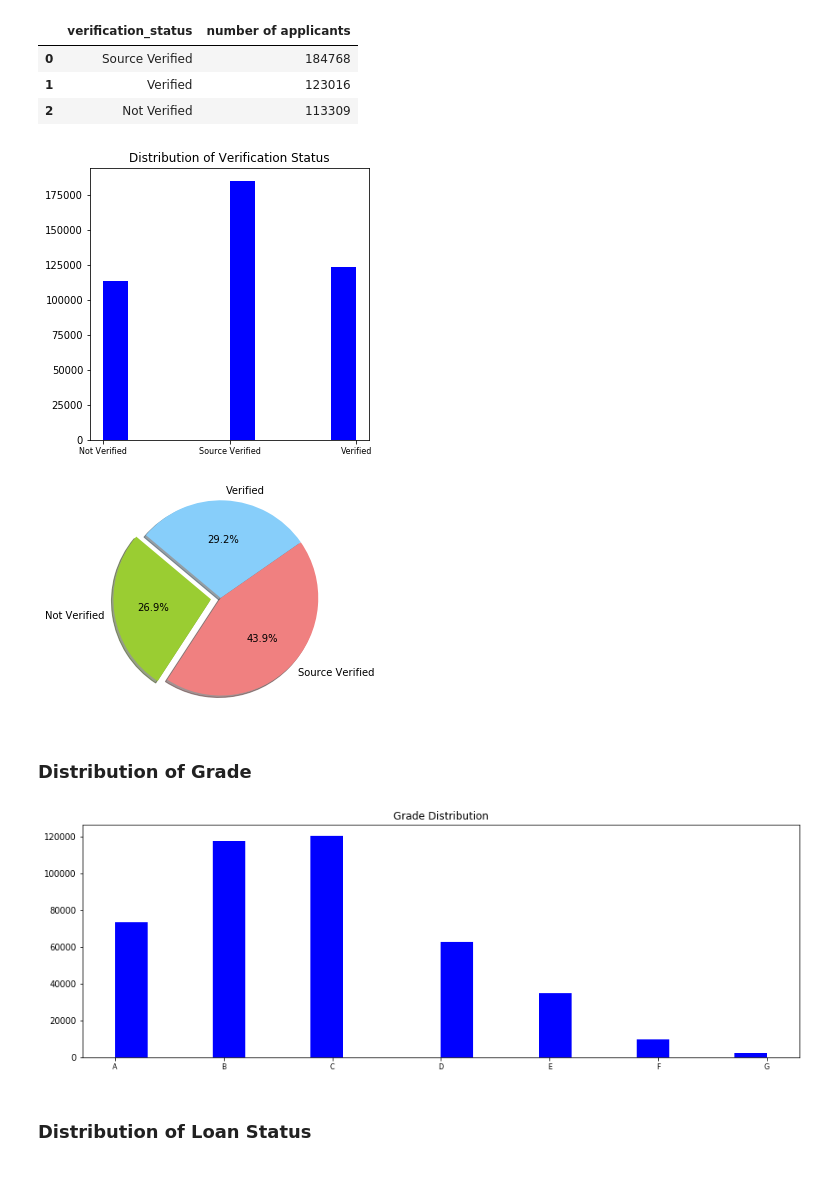
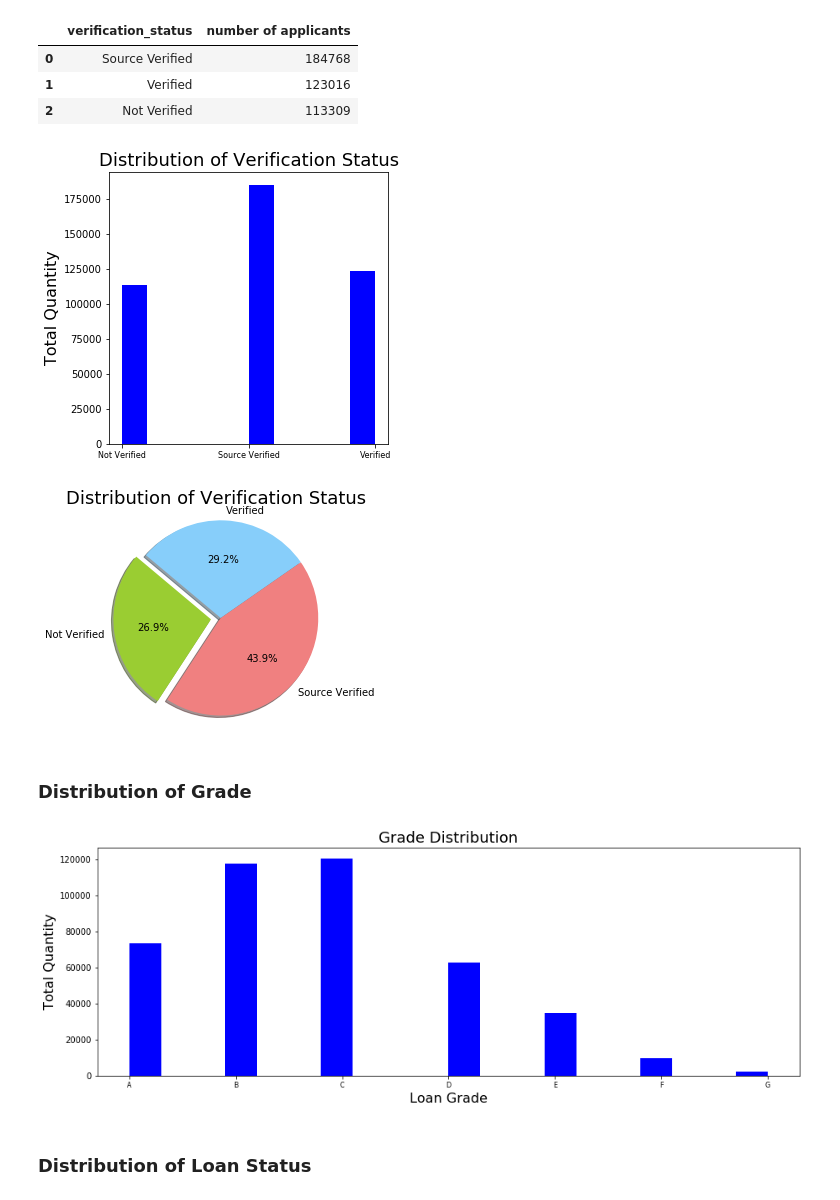
Before and after one commit to CFrensko/Capstone-2, a Jupyter notebook: Capstone Project 2 Lending Club Data Cleaning.ipynb, the cells around one changed output. Drawn from its saved outputs; the diff is of its cells as text; code cells hidden in the pictures.

```diff
--- a/Capstone Project 2 Lending Club Data Cleaning.ipynb
+++ b/Capstone Project 2 Lending Club Data Cleaning.ipynb
@@ -357,11 +371,13 @@ verification_distribution.head()
 | 2 | Not Verified | 113309 |
 # %%
 approved['verification_status'].hist(color = 'blue',xlabelsize= 8,bins = 10,figsize = [5,5], grid=False)
-plt.title("Distribution of Verification Status")
+plt.title("Distribution of Verification Status", fontsize=18)
+plt.ylabel('Total Quantity', fontsize=16)
 plt.show()
 # %% [output]
-[figure, old version]
+[figure, new version]
 # %%
+plt.title("Distribution of Verification Status", fontsize=18)
 labels = 'Not Verified', 'Source Verified', 'Verified'
 sizes = [113309,184768,123016]
 colors = ['yellowgreen', 'lightcoral', 'lightskyblue']
@@ -374,7 +390,7 @@ plt.pie(sizes, explode=explode, labels=labels, colors=colors,
 plt.axis('equal')
 plt.show()
 # %% [output]
-[figure, old version]
+[figure, new version]
 # %% [markdown]
 ### Distribution of Grade
 # %%
@@ -384,10 +400,12 @@ grade_distribution.columns=['grade','number of applicants']
 grade_distribution.head()
 
 approved["grade"].hist(color = 'blue',xlabelsize= 8,bins = 20,figsize = [15,5], grid=False)
-plt.title("Grade Distribution")
+plt.title("Grade Distribution", fontsize=18)
+plt.xlabel('Loan Grade', fontsize=16)
+plt.ylabel('Total Quantity', fontsize=16)
 plt.show()
 # %% [output]
-[figure, old version]
+[figure, new version]
 # %% [markdown]
 ### Distribution of Loan Status
 # %%
```
Also changed, not shown: parts of 17 cells of this notebook, 1 other file.
